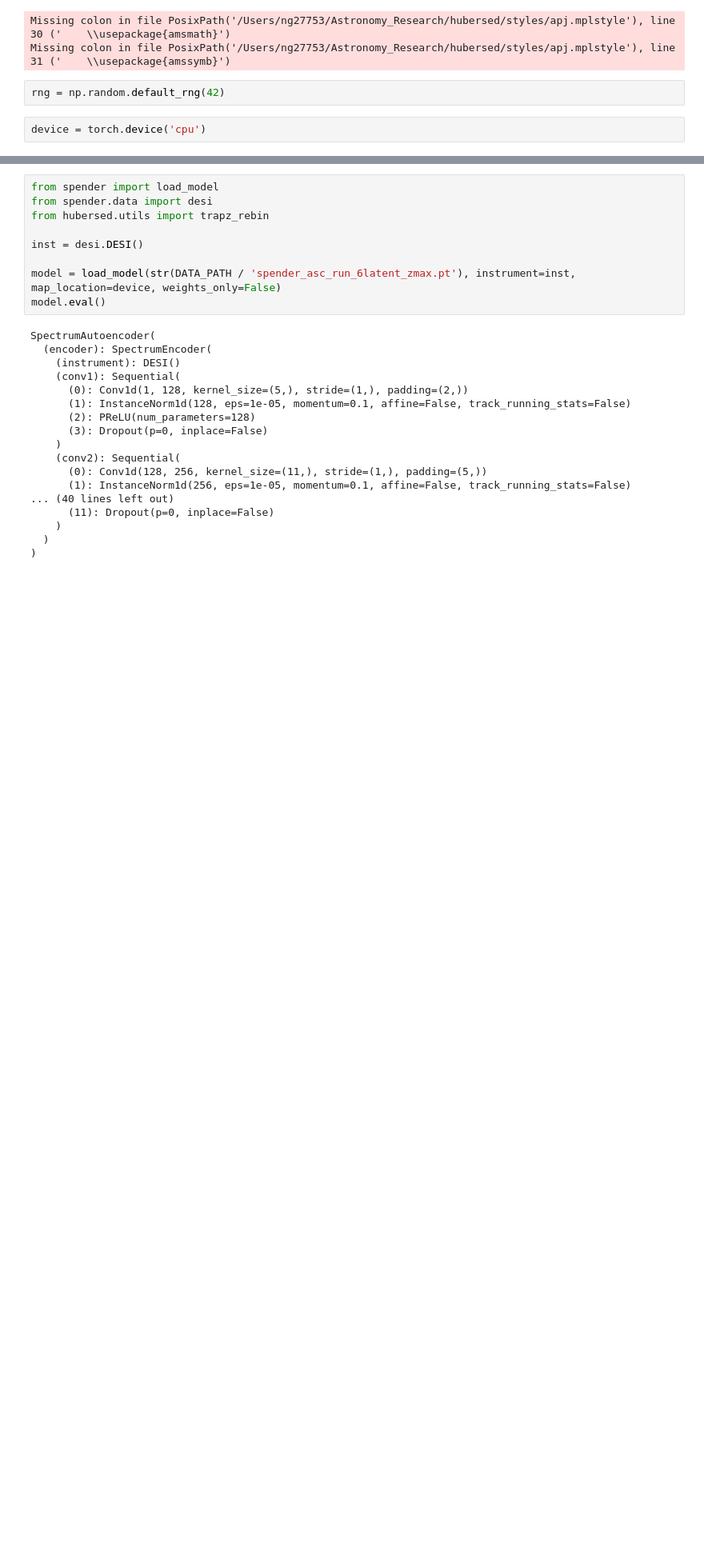
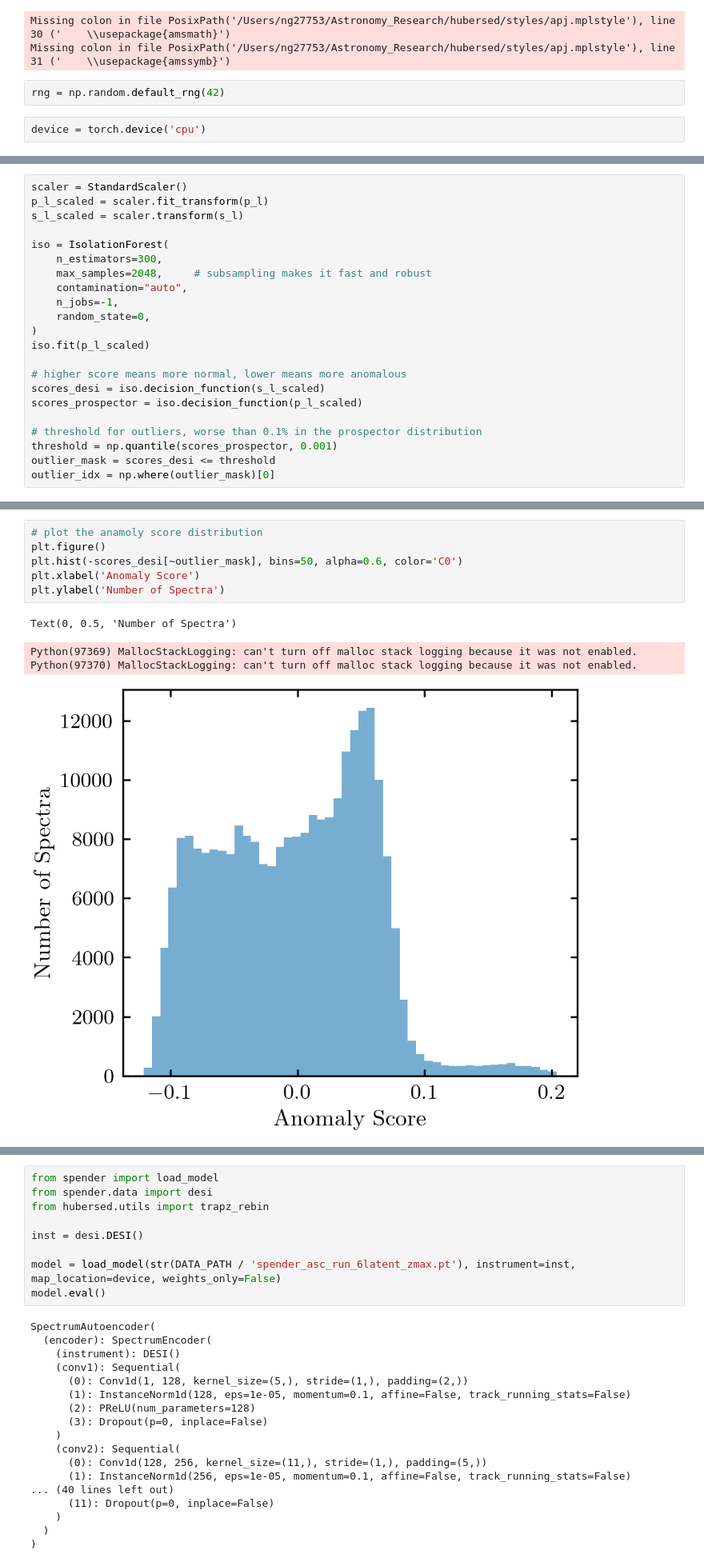
Before and after one commit to galactic-ai/hubersed, a Jupyter notebook: bin/spender/noise/check_outlier.ipynb, the cells around one changed output, grey strips where cells are left out. Shown at 80% size. Drawn from its saved outputs; the diff is of its cells as text; blank space fills up the shorter version.

```diff
--- a/bin/spender/noise/check_outlier.ipynb
+++ b/bin/spender/noise/check_outlier.ipynb
@@ -88,0 +44,22 @@ ax.set_yticks([])
+# %%
+scaler = StandardScaler()
+p_l_scaled = scaler.fit_transform(p_l)
+s_l_scaled = scaler.transform(s_l)
+
+iso = IsolationForest(
+    n_estimators=300,
+    max_samples=2048,     # subsampling makes it fast and robust
+    contamination="auto",
+    n_jobs=-1,
+    random_state=0,
+)
+iso.fit(p_l_scaled)
+
+# higher score means more normal, lower means more anomalous
+scores_desi = iso.decision_function(s_l_scaled)
+scores_prospector = iso.decision_function(p_l_scaled)
+
+# threshold for outliers, worse than 0.1% in the prospector distribution
+threshold = np.quantile(scores_prospector, 0.001)
+outlier_mask = scores_desi <= threshold
+outlier_idx = np.where(outlier_mask)[0]
@@ -88,0 +90,11 @@ ax.set_yticks([])
+# %%
+# plot the anamoly score distribution
+plt.figure()
+plt.hist(-scores_desi[~outlier_mask], bins=50, alpha=0.6, color='C0')
+plt.xlabel('Anomaly Score')
+plt.ylabel('Number of Spectra')
+# %% [output]
+Text(0, 0.5, 'Number of Spectra')
+Python(97369) MallocStackLogging: can't turn off malloc stack logging because it was not enabled.
+Python(97370) MallocStackLogging: can't turn off malloc stack logging because it was not enabled.
+[figure, added]
```
Also changed, not shown: parts of 20 cells of this notebook, 2 other files.
